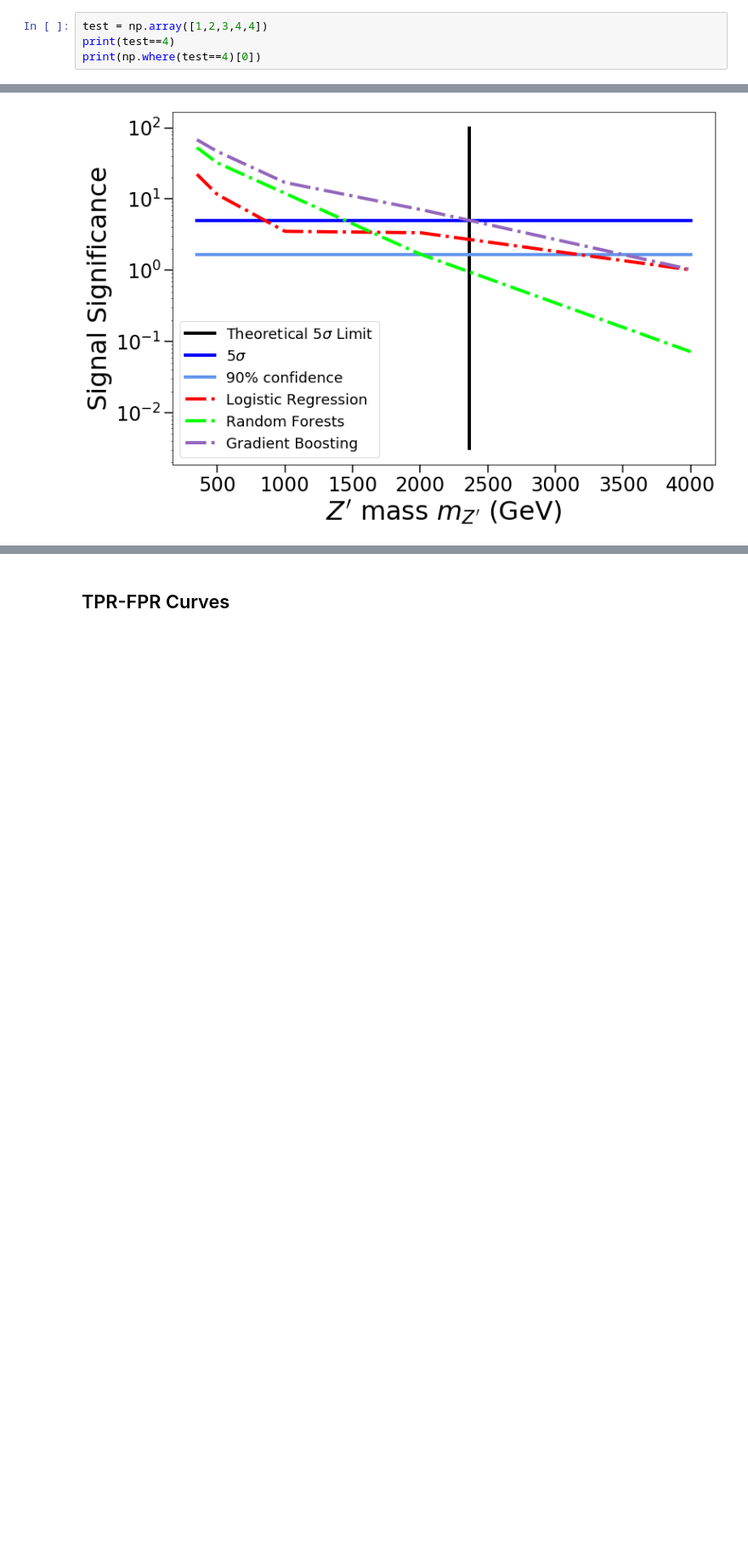
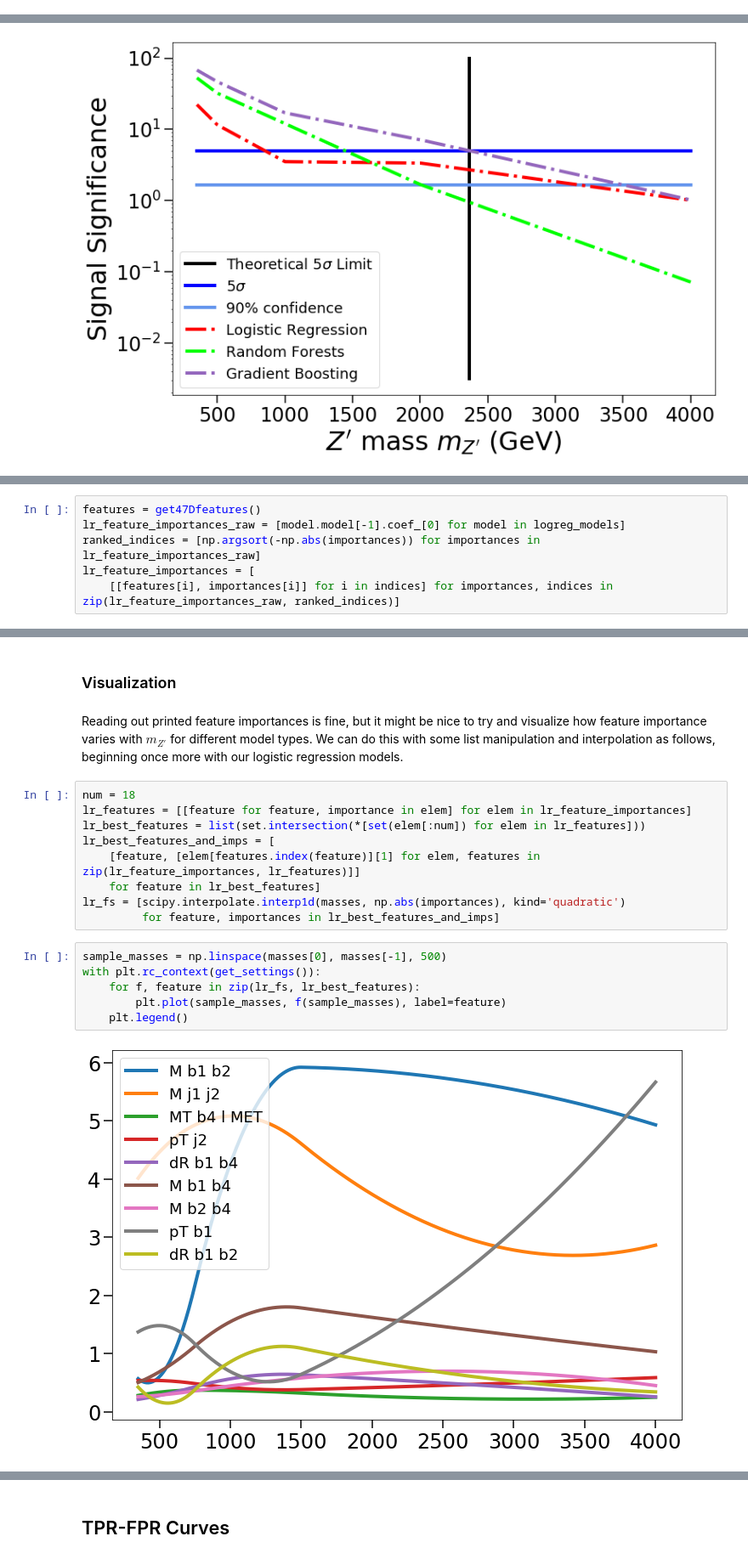
Before and after one commit to sheride/bcml4pheno, a Jupyter notebook: full_example.ipynb, the cells around one changed output, grey strips where cells are left out. Shown at 85% size. Cells and saved outputs as stored; diff of their text form; blank space fills up the shorter version.

```diff
--- a/full_example.ipynb
+++ b/full_example.ipynb
@@ -7,7 +7,3 @@
 # %%
 # hide
 from nbdev.showdoc import *
-# %%
-test = np.array([1,2,3,4,4])
-print(test==4)
-print(np.where(test==4)[0])
@@ -692,0 +709,6 @@ with plt.rc_context(get_settings()):
+# %%
+features = get47Dfeatures()
+lr_feature_importances_raw = [model.model[-1].coef_[0] for model in logreg_models]
+ranked_indices = [np.argsort(-np.abs(importances)) for importances in lr_feature_importances_raw]
+lr_feature_importances = [
+    [[features[i], importances[i]] for i in indices] for importances, indices in zip(lr_feature_importances_raw, ranked_indices)]
@@ -692,0 +795,21 @@ with plt.rc_context(get_settings()):
+# %% [markdown]
+### Visualization
+# %% [markdown]
+Reading out printed feature importances is fine, but it might be nice to try and visualize how feature importance varies with $m_{Z'}$ for different model types. We can do this with some list manipulation and interpolation as follows, beginning once more with our logistic regression models.
+# %%
+num = 18
+lr_features = [[feature for feature, importance in elem] for elem in lr_feature_importances]
+lr_best_features = list(set.intersection(*[set(elem[:num]) for elem in lr_features]))
+lr_best_features_and_imps = [
+    [feature, [elem[features.index(feature)][1] for elem, features in zip(lr_feature_importances, lr_features)]]
+    for feature in lr_best_features]
+lr_fs = [scipy.interpolate.interp1d(masses, np.abs(importances), kind='quadratic')
+         for feature, importances in lr_best_features_and_imps]
+# %%
+sample_masses = np.linspace(masses[0], masses[-1], 500)
+with plt.rc_context(get_settings()):
+    for f, feature in zip(lr_fs, lr_best_features):
+        plt.plot(sample_masses, f(sample_masses), label=feature)
+    plt.legend()
+# %% [output]
+[figure, added]
```
Also changed, not shown: parts of 33 cells of this notebook, 8 other files.
